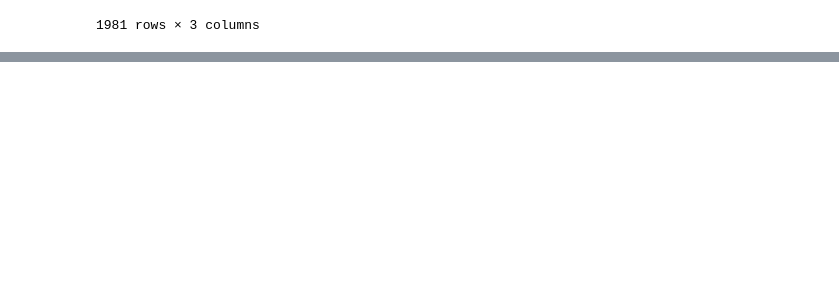
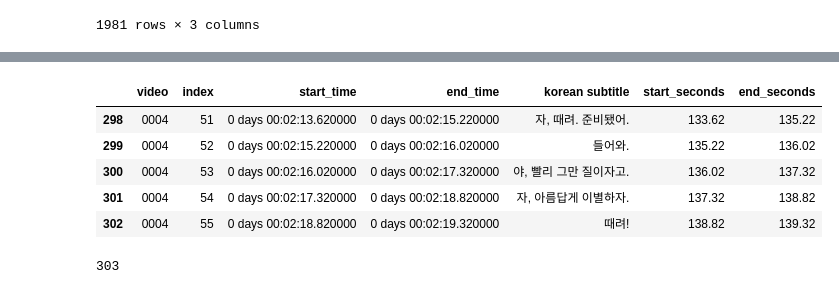
Before and after one commit to Swiftie97/CS653_Final_Project, a Jupyter notebook: translation.ipynb, the cells around one changed output, grey strips where cells are left out. Drawn from its saved outputs; the diff is of its cells as text; code cells hidden in the pictures; blank space fills up the shorter version.

```diff
--- a/translation.ipynb
+++ b/translation.ipynb
@@ -324,0 +377,13 @@ df.to_csv('data/korean_translation2.csv', index=False)
+# %%
+# Clean the data. Remove last lines starting from 56 for the 4th video
+len(df_subtitles) - (len(df_subtitles.loc[df_subtitles['video'] == '0004'])-56)
+df_subtitles = df_subtitles[:303]
+# %%
+df_subtitles.tail()
+# %% [output]
+|  | video | index | start_time | end_time | korean subtitle | start_seconds | end_seconds |
+| 298 | 0004 | 51 | 0 days 00:02:13.620000 | 0 days 00:02:15.220000 | 자, 때려. 준비됐어. | 133.62 | 135.22 |
+| 299 | 0004 | 52 | 0 days 00:02:15.220000 | 0 days 00:02:16.020000 | 들어와. | 135.22 | 136.02 |
+| 300 | 0004 | 53 | 0 days 00:02:16.020000 | 0 days 00:02:17.320000 | 야, 빨리 그만 질이자고. | 136.02 | 137.32 |
+| 301 | 0004 | 54 | 0 days 00:02:17.320000 | 0 days 00:02:18.820000 | 자, 아름답게 이별하자. | 137.32 | 138.82 |
+| 302 | 0004 | 55 | 0 days 00:02:18.820000 | 0 days 00:02:19.320000 | 때려! | 138.82 | 139.32 |
@@ -324,0 +392,4 @@ df.to_csv('data/korean_translation2.csv', index=False)
+# %%
+len(korean_texts)
+# %% [output]
+303
```
Also changed, not shown: parts of 13 cells of this notebook, 1 other file.
